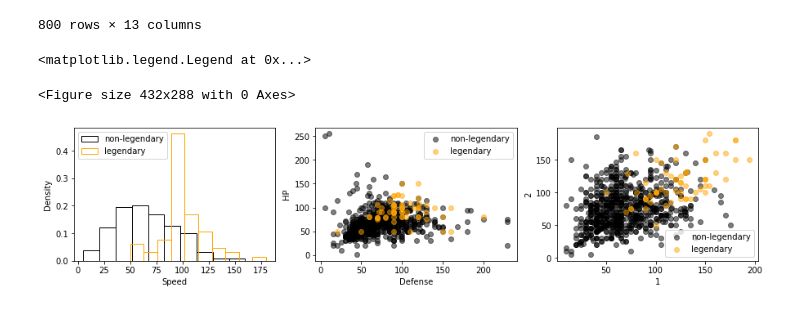
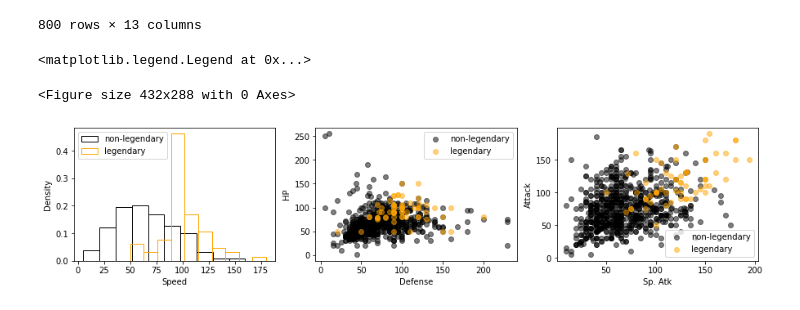
Before and after one commit to WhiteDragonBush/deliverable_3, a Jupyter notebook: deliverable_3.ipynb, the cells around one changed output. Cells and saved outputs as stored; diff of their text form; code cells hidden in the pictures.

```diff
--- a/deliverable_3.ipynb
+++ b/deliverable_3.ipynb
@@ -24,33 +24,33 @@ df
 # TASK 3
 legendary = df[df['Legendary'] == True]
 nonlegendary = df[df['Legendary'] == False]
 
 pyplot.tight_layout()
 fig = pyplot.figure(figsize=(15,3))
 ax1 = fig.add_subplot(1,3,1)
 ax2 = fig.add_subplot(1,3,2)
 ax3 = fig.add_subplot(1,3,3)
 
 weights1 = numpy.ones_like(nonlegendary['Speed']) / len(nonlegendary['Speed'])
 weights2 = numpy.ones_like(legendary['Speed']) / len(legendary['Speed'])
 ax1.hist(nonlegendary['Speed'], edgecolor='black', fill=False, label='non-legendary', weights=weights1)
 ax1.hist(legendary['Speed'], edgecolor='orange', fill=False, label='legendary', weights=weights2)
 ax1.set_xlabel("Speed")
 ax1.set_ylabel("Density")
 ax1.legend()
 
 ax2.scatter(nonlegendary['Defense'], nonlegendary['HP'], c='black', label='non-legendary', alpha=0.5)
 ax2.scatter(legendary['Defense'], legendary['HP'], c='orange', label='legendary', alpha=0.5)
 ax2.set_xlabel("Defense")
 ax2.set_ylabel("HP")
 ax2.legend()
 
 ax3.scatter(nonlegendary['Sp. Atk'], nonlegendary['Attack'], c='black', label='non-legendary', alpha=0.5)
 ax3.scatter(legendary['Sp. Atk'], legendary['Attack'], c='orange', label='legendary', alpha=0.5)
-ax3.set_xlabel("1")
-ax3.set_ylabel("2")
+ax3.set_xlabel("Sp. Atk")
+ax3.set_ylabel("Attack")
 ax3.legend()
 # %% [output]
 <matplotlib.legend.Legend at 0x...>
 <Figure size 432x288 with 0 Axes>
-[figure, old version]
+[figure, new version]
```
